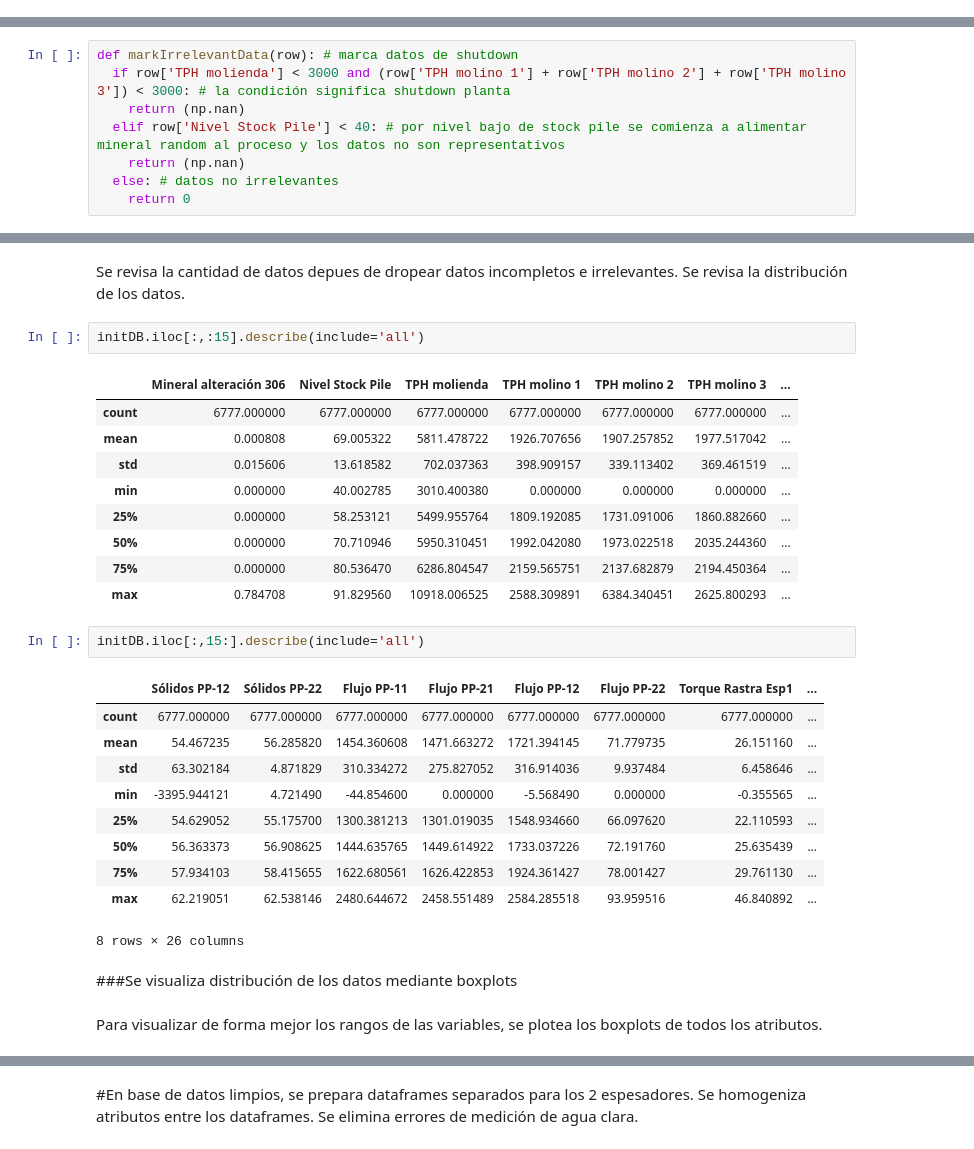
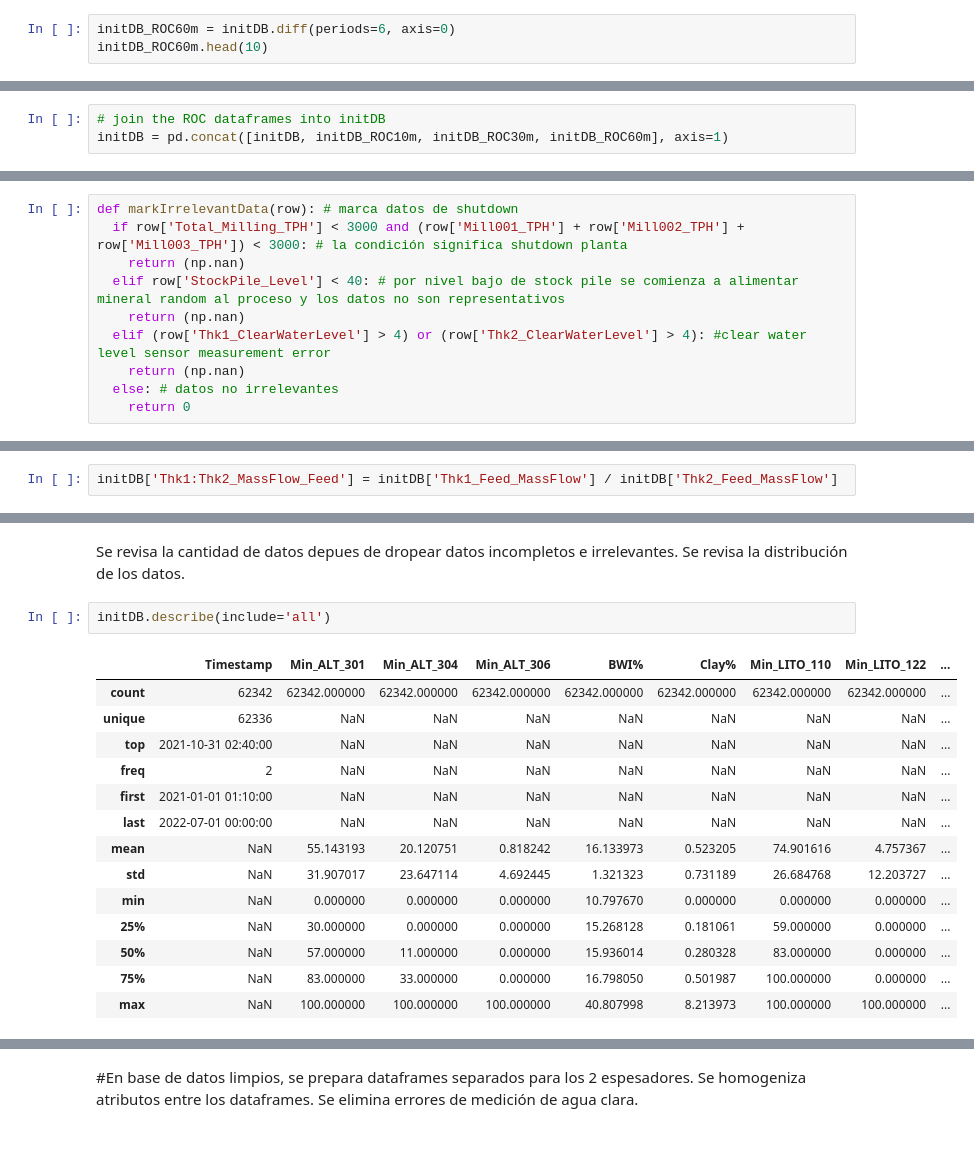
Before and after one commit to msurun/ThickenersModelling, a Jupyter notebook: tailingsThickeners.ipynb, the cells around one changed output, grey strips where cells are left out. Saved outputs shown, nothing was run; the diff lists cells and outputs as text.

```diff
--- a/tailingsThickeners.ipynb
+++ b/tailingsThickeners.ipynb
@@ -181,0 +280,3 @@ initDB['Interface Esp2'] = initDB['Profundidad Barro Esp2'] - initDB['Profundida
+# %%
+initDB_ROC60m = initDB.diff(periods=6, axis=0)
+initDB_ROC60m.head(10)
@@ -181,0 +484,3 @@ initDB['Interface Esp2'] = initDB['Profundidad Barro Esp2'] - initDB['Profundida
+# %%
+# join the ROC dataframes into initDB
+initDB = pd.concat([initDB, initDB_ROC10m, initDB_ROC30m, initDB_ROC60m], axis=1)
@@ -185,9 +583,11 @@ initDB['Interface Esp2'] = initDB['Profundidad Barro Esp2'] - initDB['Profundida
 Se marca datos no relevantes (datos de paradas de la planta, datos con bajo nivel de stockpile de mineral) como datos no relevantes.
 # %%
 def markIrrelevantData(row): # marca datos de shutdown
-  if row['TPH molienda'] < 3000 and (row['TPH molino 1'] + row['TPH molino 2'] + row['TPH molino 3']) < 3000: # la condición significa shutdown planta
+  if row['Total_Milling_TPH'] < 3000 and (row['Mill001_TPH'] + row['Mill002_TPH'] + row['Mill003_TPH']) < 3000: # la condición significa shutdown planta
     return (np.nan)
-  elif row['Nivel Stock Pile'] < 40: # por nivel bajo de stock pile se comienza a alimentar mineral random al proceso y los datos no son representativos
+  elif row['StockPile_Level'] < 40: # por nivel bajo de stock pile se comienza a alimentar mineral random al proceso y los datos no son representativos
+    return (np.nan)
+  elif (row['Thk1_ClearWaterLevel'] > 4) or (row['Thk2_ClearWaterLevel'] > 4): #clear water level sensor measurement error
     return (np.nan)
   else: # datos no irrelevantes
     return 0
@@ -223,33 +629,23 @@ dtype: int64
+# %%
+initDB['Thk1:Thk2_MassFlow_Feed'] = initDB['Thk1_Feed_MassFlow'] / initDB['Thk2_Feed_MassFlow']
 # %% [markdown]
 ###Se revisa estadisticas de los atributos después de la limpieza.
 # %% [markdown]
 Se revisa la cantidad de datos depues de dropear datos incompletos e irrelevantes. Se revisa la distribución de los datos.
 # %%
-initDB.iloc[:,:15].describe(include='all')
+initDB.describe(include='all')
 # %% [output]
-|  | Mineral alteración 306 | Nivel Stock Pile | TPH molienda | TPH molino 1 | TPH molino 2 | TPH molino 3 | ... |
-| count | 6777.000000 | 6777.000000 | 6777.000000 | 6777.000000 | 6777.000000 | 6777.000000 | ... |
-| mean | 0.000808 | 69.005322 | 5811.478722 | 1926.707656 | 1907.257852 | 1977.517042 | ... |
-| std | 0.015606 | 13.618582 | 702.037363 | 398.909157 | 339.113402 | 369.461519 | ... |
-| min | 0.000000 | 40.002785 | 3010.400380 | 0.000000 | 0.000000 | 0.000000 | ... |
-| 25% | 0.000000 | 58.253121 | 5499.955764 | 1809.192085 | 1731.091006 | 1860.882660 | ... |
-| 50% | 0.000000 | 70.710946 | 5950.310451 | 1992.042080 | 1973.022518 | 2035.244360 | ... |
-| 75% | 0.000000 | 80.536470 | 6286.804547 | 2159.565751 | 2137.682879 | 2194.450364 | ... |
-| max | 0.784708 | 91.829560 | 10918.006525 | 2588.309891 | 6384.340451 | 2625.800293 | ... |
+|  | Timestamp | Min_ALT_301 | Min_ALT_304 | Min_ALT_306 | BWI% | Clay% | Min_LITO_110 | Min_LITO_122 | ... |
+| count | 62342 | 62342.000000 | 62342.000000 | 62342.000000 | 62342.000000 | 62342.000000 | 62342.000000 | 62342.000000 | ... |
+| unique | 62336 | NaN | NaN | NaN | NaN | NaN | NaN | NaN | ... |
+| top | 2021-10-31 02:40:00 | NaN | NaN | NaN | NaN | NaN | NaN | NaN | ... |
+| freq | 2 | NaN | NaN | NaN | NaN | NaN | NaN | NaN | ... |
+| first | 2021-01-01 01:10:00 | NaN | NaN | NaN | NaN | NaN | NaN | NaN | ... |
+| last | 2022-07-01 00:00:00 | NaN | NaN | NaN | NaN | NaN | NaN | NaN | ... |
+| mean | NaN | 55.143193 | 20.120751 | 0.818242 | 16.133973 | 0.523205 | 74.901616 | 4.757367 | ... |
+| std | NaN | 31.907017 | 23.647114 | 4.692445 | 1.321323 | 0.731189 | 26.684768 | 12.203727 | ... |
+| min | NaN | 0.000000 | 0.000000 | 0.000000 | 10.797670 | 0.000000 | 0.000000 | 0.000000 | ... |
+| 25% | NaN | 30.000000 | 0.000000 | 0.000000 | 15.268128 | 0.181061 | 59.000000 | 0.000000 | ... |
+| 50% | NaN | 57.000000 | 11.000000 | 0.000000 | 15.936014 | 0.280328 | 83.000000 | 0.000000 | ... |
+| 75% | NaN | 83.000000 | 33.000000 | 0.000000 | 16.798050 | 0.501987 | 100.000000 | 0.000000 | ... |
+| max | NaN | 100.000000 | 100.000000 | 100.000000 | 40.807998 | 8.213973 | 100.000000 | 100.000000 | ... |
-# %%
-initDB.iloc[:,15:].describe(include='all')
-# %% [output]
-|  | Sólidos PP-12 | Sólidos PP-22 | Flujo PP-11 | Flujo PP-21 | Flujo PP-12 | Flujo PP-22 | Torque Rastra Esp1 | ... |
-| count | 6777.000000 | 6777.000000 | 6777.000000 | 6777.000000 | 6777.000000 | 6777.000000 | 6777.000000 | ... |
-| mean | 54.467235 | 56.285820 | 1454.360608 | 1471.663272 | 1721.394145 | 71.779735 | 26.151160 | ... |
-| std | 63.302184 | 4.871829 | 310.334272 | 275.827052 | 316.914036 | 9.937484 | 6.458646 | ... |
-| min | -3395.944121 | 4.721490 | -44.854600 | 0.000000 | -5.568490 | 0.000000 | -0.355565 | ... |
-| 25% | 54.629052 | 55.175700 | 1300.381213 | 1301.019035 | 1548.934660 | 66.097620 | 22.110593 | ... |
-| 50% | 56.363373 | 56.908625 | 1444.635765 | 1449.614922 | 1733.037226 | 72.191760 | 25.635439 | ... |
-| 75% | 57.934103 | 58.415655 | 1622.680561 | 1626.422853 | 1924.361427 | 78.001427 | 29.761130 | ... |
-| max | 62.219051 | 62.538146 | 2480.644672 | 2458.551489 | 2584.285518 | 93.959516 | 46.840892 | ... |
-8 rows × 26 columns
-# %% [markdown]
-###Se visualiza distribución de los datos mediante boxplots
-# %% [markdown]
-Para visualizar de forma mejor los rangos de las variables, se plotea los boxplots de todos los atributos.
```
Also changed, not shown: parts of 93 cells of this notebook.
